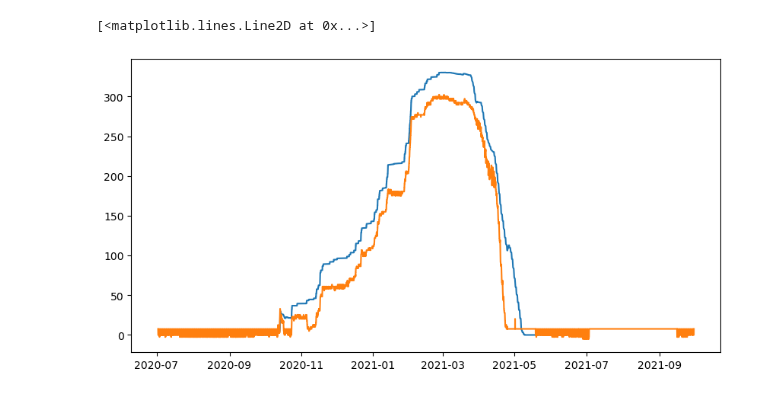
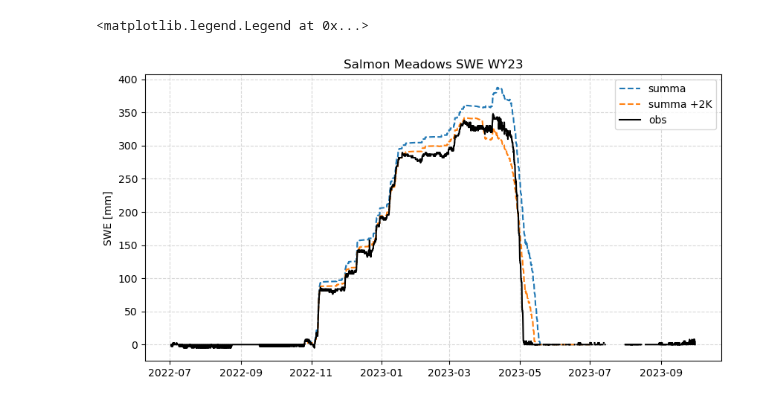
Before and after one commit to clinton-alden/summa, a Jupyter notebook: analysis/salmon_analysis.ipynb, the cells around one changed output. Drawn from its saved outputs; the diff is of its cells as text; code cells hidden in the pictures.

```diff
--- a/analysis/salmon_analysis.ipynb
+++ b/analysis/salmon_analysis.ipynb
@@ -4,14 +4,20 @@ import numpy as np
 import matplotlib.pyplot as plt
 import xarray as xr
 # %%
-salmon = xr.open_dataset('/Users/clintonalden/Documents/Research/summa_work/model/output/salmon_meadows/template_output_salmon_WY21_timestep.nc')
-sntl = pd.read_csv('/Users/clintonalden/Documents/Research/summa_work/processing/snotel_csvs/salmon_WY21.csv')
+salmon = xr.open_dataset('/Users/clintonalden/Documents/Research/summa_work/model/output/salmon_meadows/template_output_salmon_WY23_timestep.nc')
+salmon2K = xr.open_dataset('/Users/clintonalden/Documents/Research/summa_work/model/output/salmon_meadows/template_output_salmon_+2K_WY23_timestep.nc')
+sntl = pd.read_csv('/Users/clintonalden/Documents/Research/summa_work/processing/snotel_csvs/salmon_WY23.csv')
 sntl['time'] = pd.to_datetime(sntl['time'])
 # %%
 fig, ax = plt.subplots(1, 1, figsize=(10, 5))
 
-ax.plot(salmon.time, salmon.scalarSWE, label='SWE')
-ax.plot(sntl['time'], (0.3+sntl['SWE'])*25.4, label='SWE (SNTL)')
+ax.plot(salmon.time, salmon.scalarSWE, label='summa', linestyle='--')
+ax.plot(salmon2K.time, salmon2K.scalarSWE, label='summa +2K', linestyle='--')
+ax.plot(sntl['time'], (sntl['SWE'])*25.4, label='obs', color='black')
+ax.set_ylabel('SWE [mm]')
+ax.set_title('Salmon Meadows SWE WY23')
+ax.grid(ls='--', alpha=0.5)
+ax.legend()
 # %% [output]
-[<matplotlib.lines.Line2D at 0x...>]
+<matplotlib.legend.Legend at 0x...>
-[figure, old version]
+[figure, new version]
```
